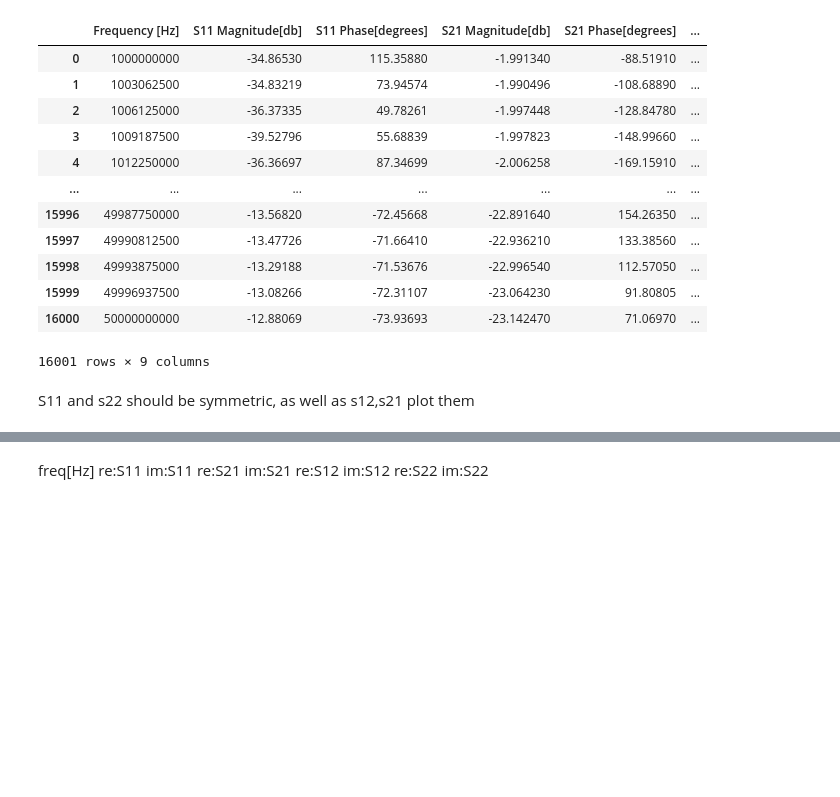
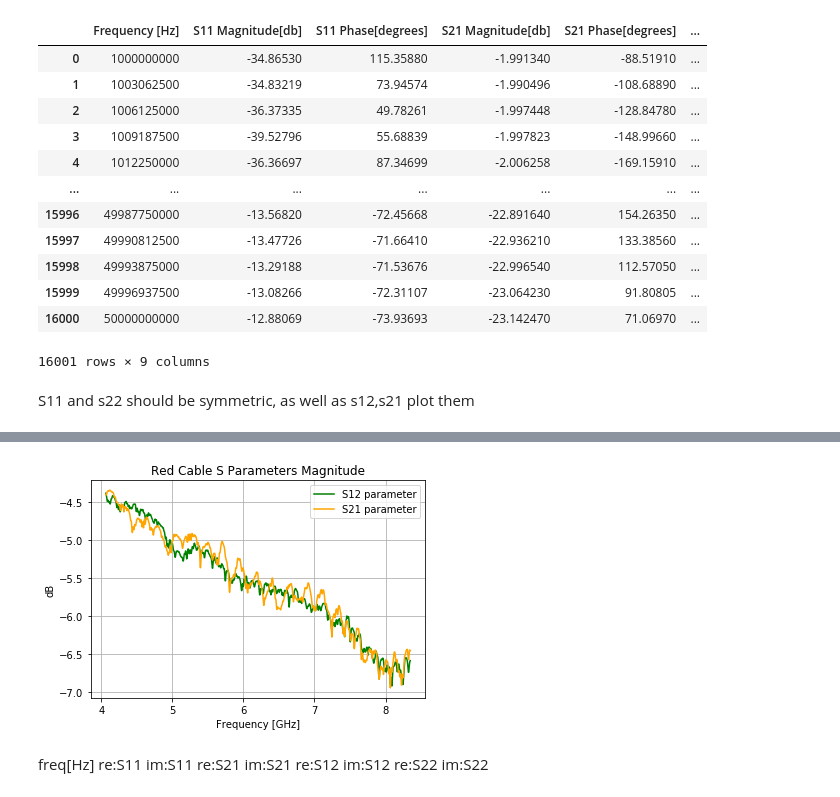
Before and after one commit to Holcan/STM, a Jupyter notebook: Cables/Cables S parameters.ipynb, the cells around one changed output, grey strips where cells are left out. Drawn from its saved outputs; the diff is of its cells as text; code cells hidden in the pictures; blank space fills up the shorter version.

```diff
--- a/Cables/Cables S parameters.ipynb
+++ b/Cables/Cables S parameters.ipynb
@@ -86,3 +94,20 @@ plt.show()
+# %%
+fig,  ax = plt.subplots()
+
+ax.grid(True)
+
+plt.plot(kabel1["Frequency [Hz]"][1000:2400]/1e9,kabel1["S12 Magnitude[db]"][1000:2400],label = "S12 parameter", color="green")
+plt.plot(kabel1["Frequency [Hz]"][1000:2400]/1e9,kabel1["S21 Magnitude[db]"][1000:2400],label = "S21 parameter", color="orange")
+
+ax.set_xlabel('Frequency [GHz]')
+ax.set_ylabel('dB')
+ax.set_title('Red Cable S Parameters Magnitude')
+ax.legend(loc=0)
+plt.show()
+
+fig.savefig(r'Transmision  S Parameters, red cable 4GHz-8GHz.jpeg',bbox_inches='tight')
+# %% [output]
+[figure, added]
 # %%
 headers = ['freq','re S11', 'im S11', 're S21', 'im S21', 're S12', 'im S12', 're S22' , 'im S22']
 # %%
```
Also changed, not shown: parts of 5 cells of this notebook, 25 other files.
